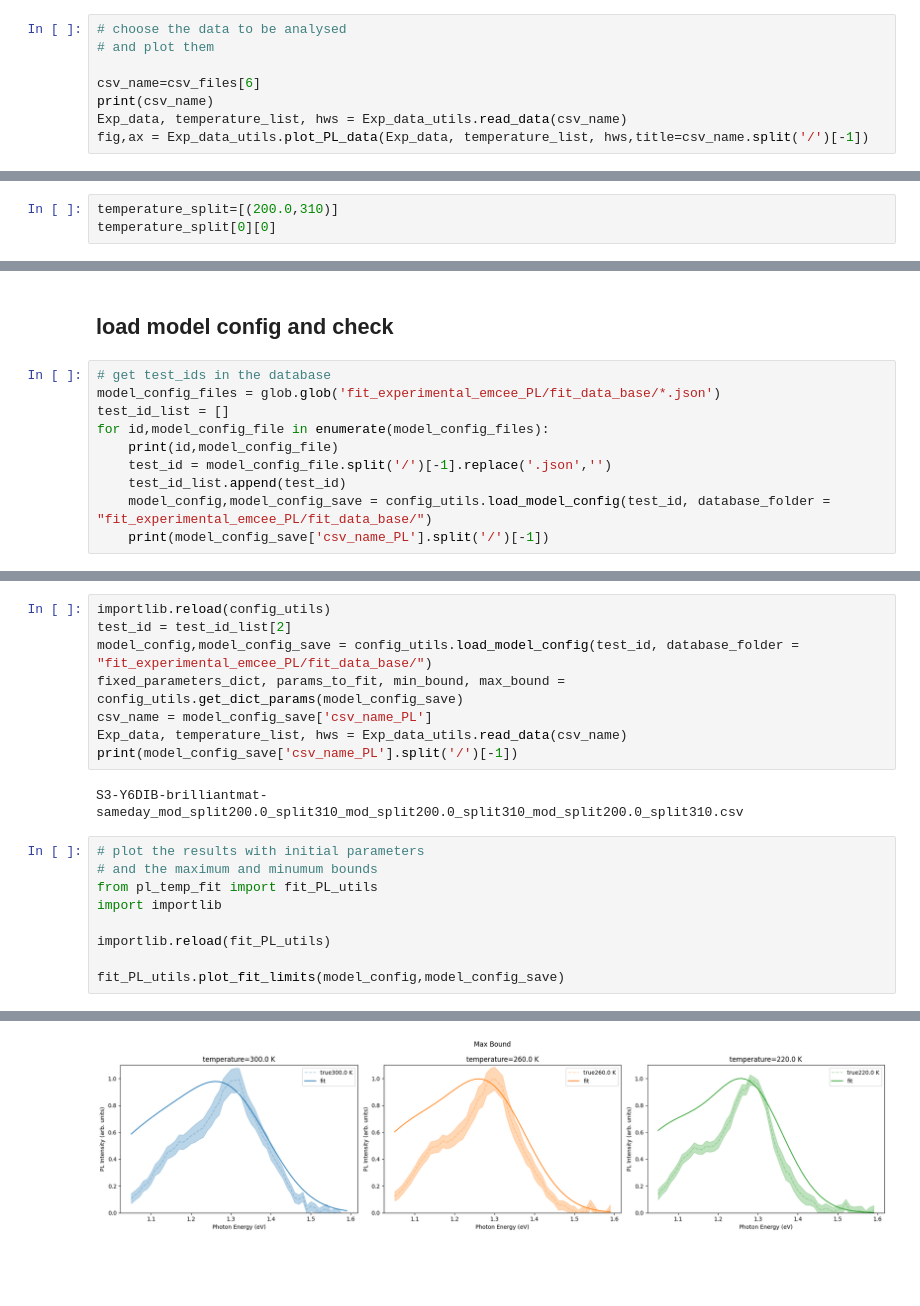
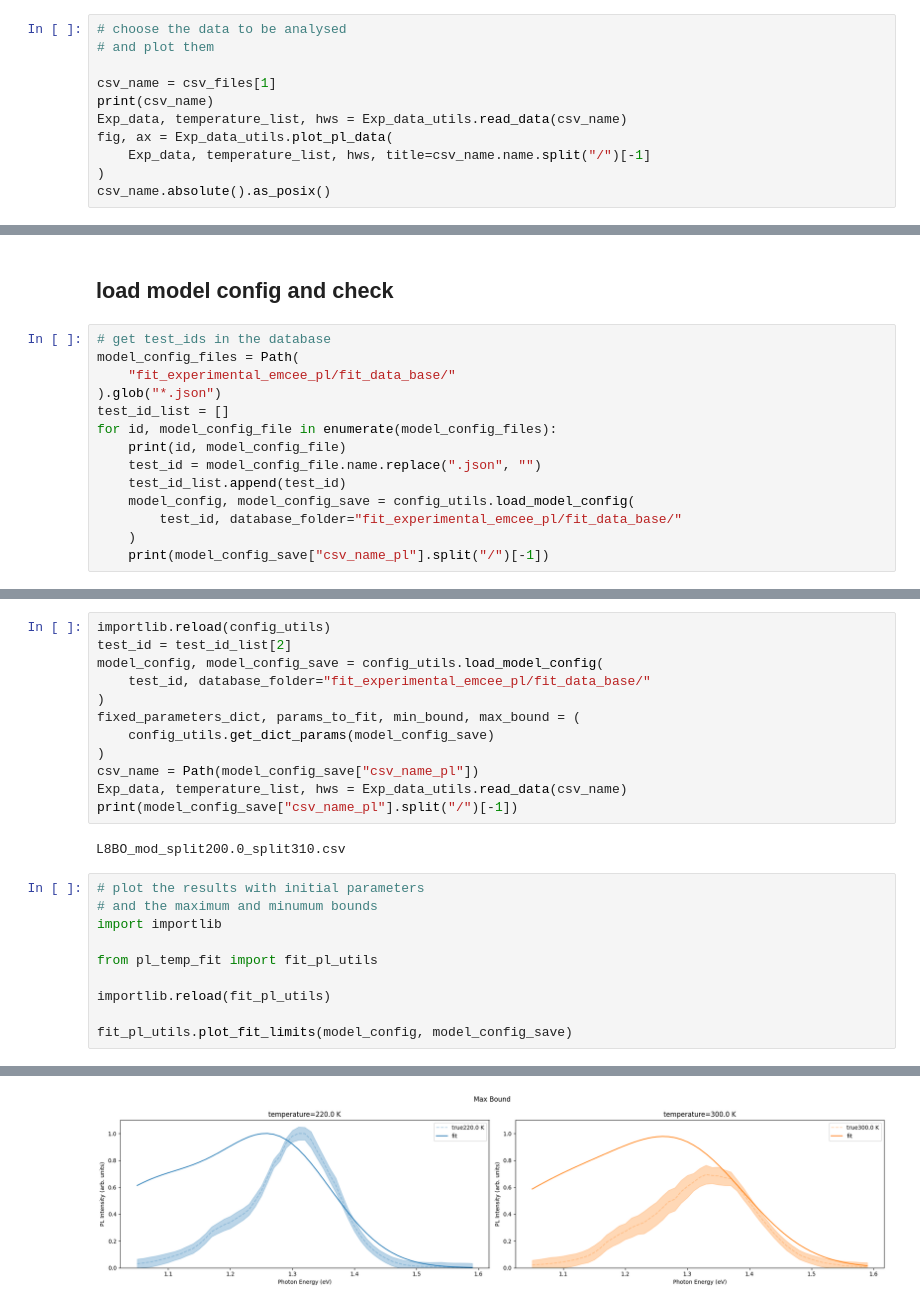
Before and after one commit to mohammedazzouzi15/pl_temp_fit, a Jupyter notebook: notebook/0_prepare_experimental_data_PL.ipynb, the cells around one changed output, grey strips where cells are left out. Cells and saved outputs as stored; diff of their text form; blank space fills up the shorter version.

```diff
--- a/notebook/0_prepare_experimental_data_PL.ipynb
+++ b/notebook/0_prepare_experimental_data_PL.ipynb
@@ -94,8 +97,11 @@ for id,csv_file in enumerate(csv_files):
 # choose the data to be analysed
 # and plot them
 
-csv_name=csv_files[6]
+csv_name = csv_files[1]
 print(csv_name)
 Exp_data, temperature_list, hws = Exp_data_utils.read_data(csv_name)
-fig,ax = Exp_data_utils.plot_PL_data(Exp_data, temperature_list, hws,title=csv_name.split('/')[-1])
+fig, ax = Exp_data_utils.plot_pl_data(
+    Exp_data, temperature_list, hws, title=csv_name.name.split("/")[-1]
+)
+csv_name.absolute().as_posix()
 # %% [output]
@@ -104,3 +110,0 @@ experiemental_data/2023-12-12-Lowtemp-PL\IEICO4F.csv
-# %%
-temperature_split=[(200.0,310)]
-temperature_split[0][0]
@@ -197,12 +237,16 @@ size of temperature_list is (2,)
 ## load model config and check
 # %%
 # get test_ids in the database
-model_config_files = glob.glob('fit_experimental_emcee_PL/fit_data_base/*.json')
+model_config_files = Path(
+    "fit_experimental_emcee_pl/fit_data_base/"
+).glob("*.json")
 test_id_list = []
-for id,model_config_file in enumerate(model_config_files):
-    print(id,model_config_file)
-    test_id = model_config_file.split('/')[-1].replace('.json','')
+for id, model_config_file in enumerate(model_config_files):
+    print(id, model_config_file)
+    test_id = model_config_file.name.replace(".json", "")
     test_id_list.append(test_id)
-    model_config,model_config_save = config_utils.load_model_config(test_id, database_folder = "fit_experimental_emcee_PL/fit_data_base/")
-    print(model_config_save['csv_name_PL'].split('/')[-1])
+    model_config, model_config_save = config_utils.load_model_config(
+        test_id, database_folder="fit_experimental_emcee_pl/fit_data_base/"
+    )
+    print(model_config_save["csv_name_pl"].split("/")[-1])
 # %% [output]
@@ -211,20 +265,25 @@ FileNotFoundError: [Errno 2] No such file or directory: 'fit_experimental_emcee_
 # %%
 importlib.reload(config_utils)
 test_id = test_id_list[2]
-model_config,model_config_save = config_utils.load_model_config(test_id, database_folder = "fit_experimental_emcee_PL/fit_data_base/")
-fixed_parameters_dict, params_to_fit, min_bound, max_bound = config_utils.get_dict_params(model_config_save)
-csv_name = model_config_save['csv_name_PL']
+model_config, model_config_save = config_utils.load_model_config(
+    test_id, database_folder="fit_experimental_emcee_pl/fit_data_base/"
+)
+fixed_parameters_dict, params_to_fit, min_bound, max_bound = (
+    config_utils.get_dict_params(model_config_save)
+)
+csv_name = Path(model_config_save["csv_name_pl"])
 Exp_data, temperature_list, hws = Exp_data_utils.read_data(csv_name)
-print(model_config_save['csv_name_PL'].split('/')[-1])
+print(model_config_save["csv_name_pl"].split("/")[-1])
 # %% [output]
-S3-Y6DIB-brilliantmat-sameday_mod_split200.0_split310_mod_split200.0_split310_mod_split200.0_split310.csv
+L8BO_mod_split200.0_split310.csv
 # %%
 # plot the results with initial parameters
 # and the maximum and minumum bounds
-from pl_temp_fit import fit_PL_utils
 import importlib
 
-importlib.reload(fit_PL_utils)
+from pl_temp_fit import fit_pl_utils
 
-fit_PL_utils.plot_fit_limits(model_config,model_config_save)
+importlib.reload(fit_pl_utils)
+
+fit_pl_utils.plot_fit_limits(model_config, model_config_save)
 # %% [output]
@@ -235,2 +294,2 @@ shape of mean value plot is (55, 3)
-[figure, old version]
+[figure, new version]
 # %%
```
Also changed, not shown: parts of 11 cells of this notebook, 51 other files.
